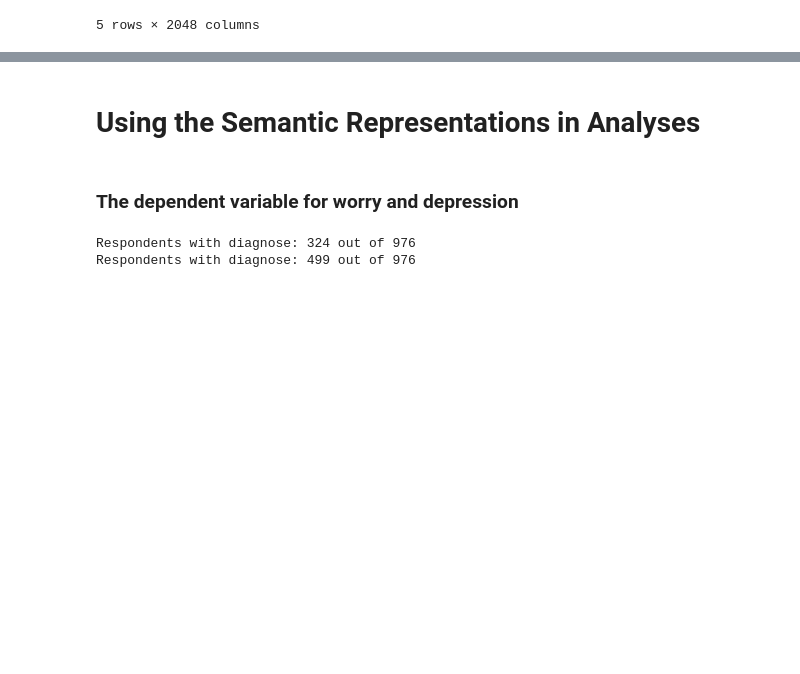
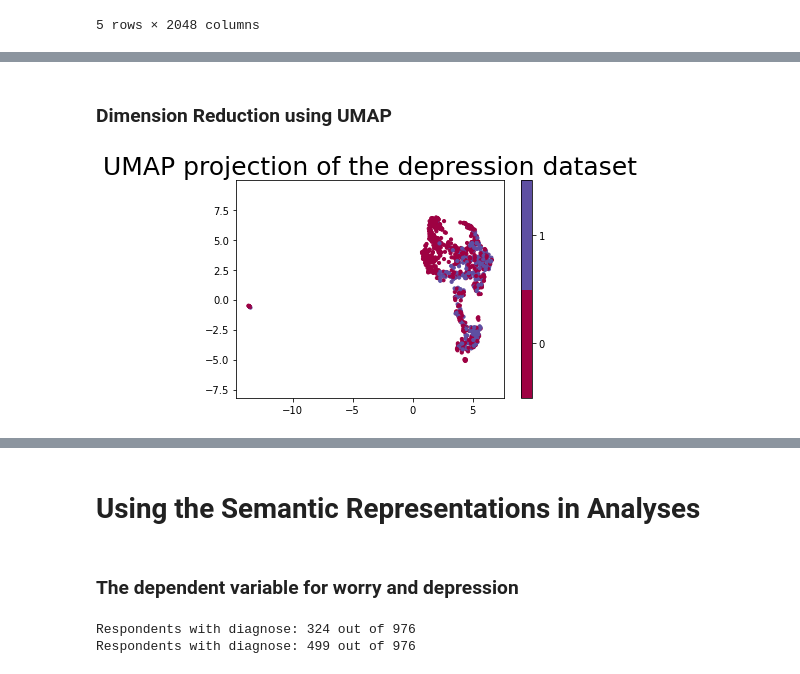
Before and after one commit to alexandraant161803/EDAN70, a Jupyter notebook: WD_project.ipynb, the cells around one changed output, grey strips where cells are left out. Drawn from its saved outputs; the diff is of its cells as text; code cells hidden in the pictures; blank space fills up the shorter version.

```diff
--- a/WD_project.ipynb
+++ b/WD_project.ipynb
@@ -240,0 +252,18 @@ sns.pairplot(df_plot_dep, x_vars=['0', '1', '2'], y_vars='PHQtot', height=6, asp
+# %% [markdown]
+### Dimension Reduction using UMAP
+# %%
+"""Will use umap by: constructing a model, training the model, and then looking at the transformed data"""
+
+reducer_dep = umap.UMAP()
+
+#embedding = reducer.fit_transform(reduce_dim(56)[0]) #uses vectors with reduced dimensions (after PCA)
+embedding_dep = reducer_dep.fit_transform(df_dep_concat) #uses full concatinated vectors with 2048 dimensions (before PCA)
+
+#plot the embedding as a standard scatterplot and color by the target array
+plt.scatter(embedding_dep[:, 0], embedding_dep[:, 1], c=y_dep_diag, cmap='Spectral', s=10)
+plt.gca().set_aspect('equal', 'datalim')
+plt.colorbar(boundaries=np.arange(3)-0.5).set_ticks(np.arange(2))
+plt.title('UMAP projection of the depression dataset', fontsize=25)
+plt.show()
+# %% [output]
+[figure, added]
```
Also changed, not shown: parts of 22 cells of this notebook.
